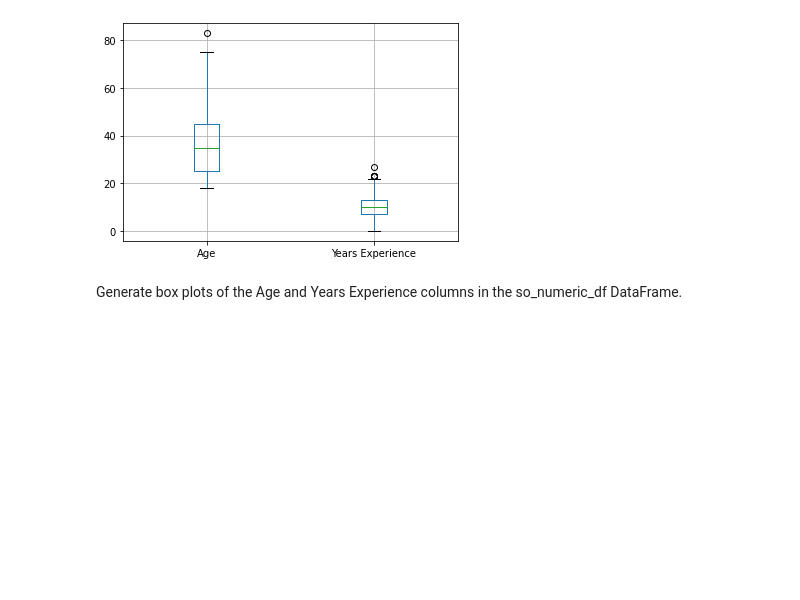
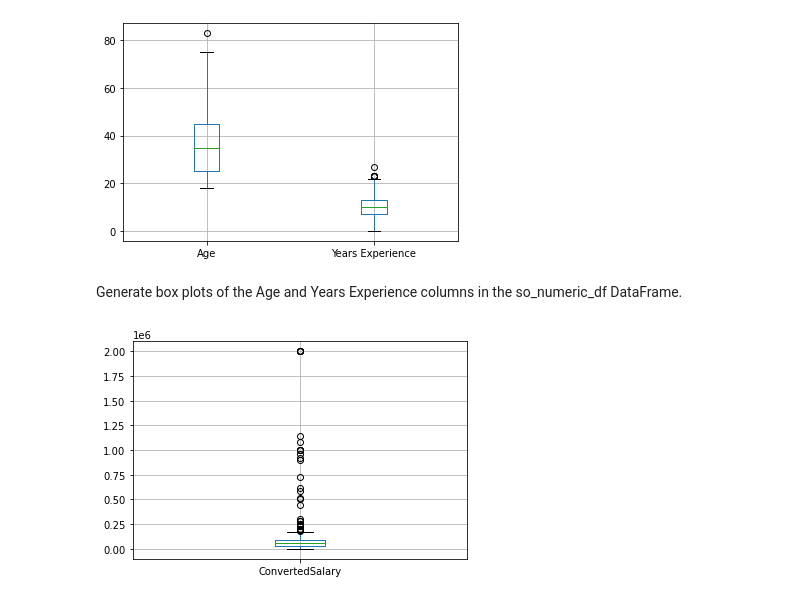
Before and after one commit to Seismic-Striker/Springboard_and_Datacamp, a Jupyter notebook: 16 Feature Engineering/Feature Engineering for Machine Learning in Python/Chapter 3 Conforming to Statistical Assumptions.ipynb, the cells around one changed output. Cells and saved outputs as stored; diff of their text form; code cells hidden in the pictures; blank space fills up the shorter version.

```diff
--- a/16 Feature Engineering/Feature Engineering for Machine Learning in Python/Chapter 3 Conforming to Statistical Assumptions.ipynb
+++ b/16 Feature Engineering/Feature Engineering for Machine Learning in Python/Chapter 3 Conforming to Statistical Assumptions.ipynb
@@ -47,3 +47,9 @@ plt.show()
 [figure]
 # %% [markdown]
 Generate box plots of the Age and Years Experience columns in the so_numeric_df DataFrame.
+# %%
+# Create a boxplot of ConvertedSalary
+so_numeric_df[['ConvertedSalary']].boxplot()
+plt.show()
+# %% [output]
+[figure, added]
```
Also changed, not shown: parts of 22 cells of this notebook.
